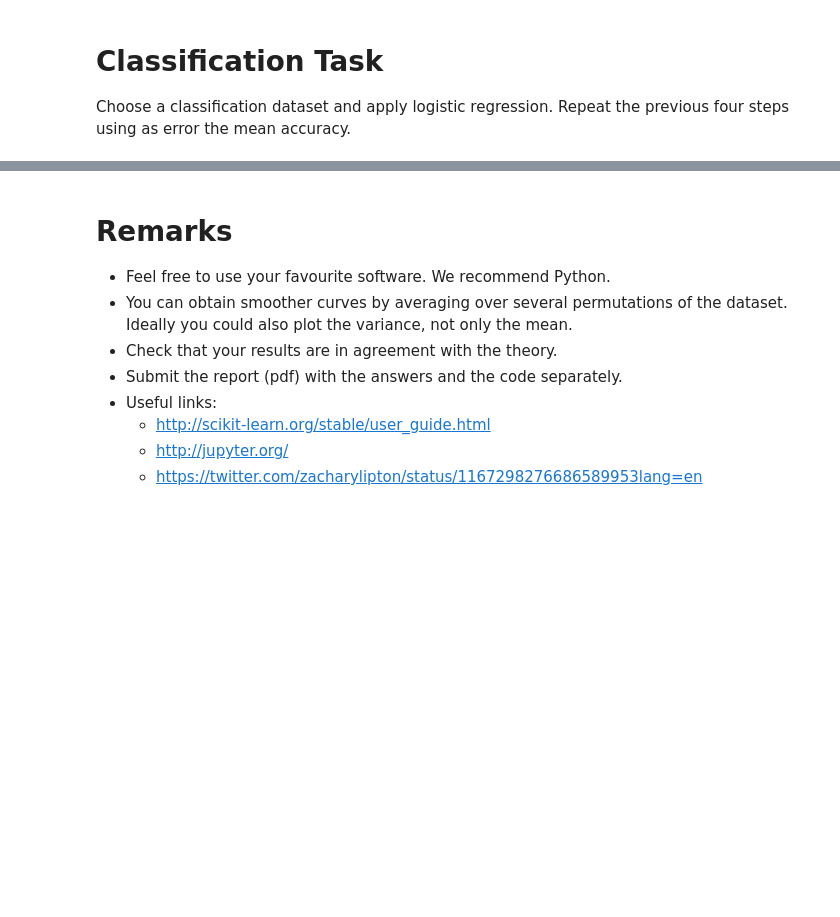
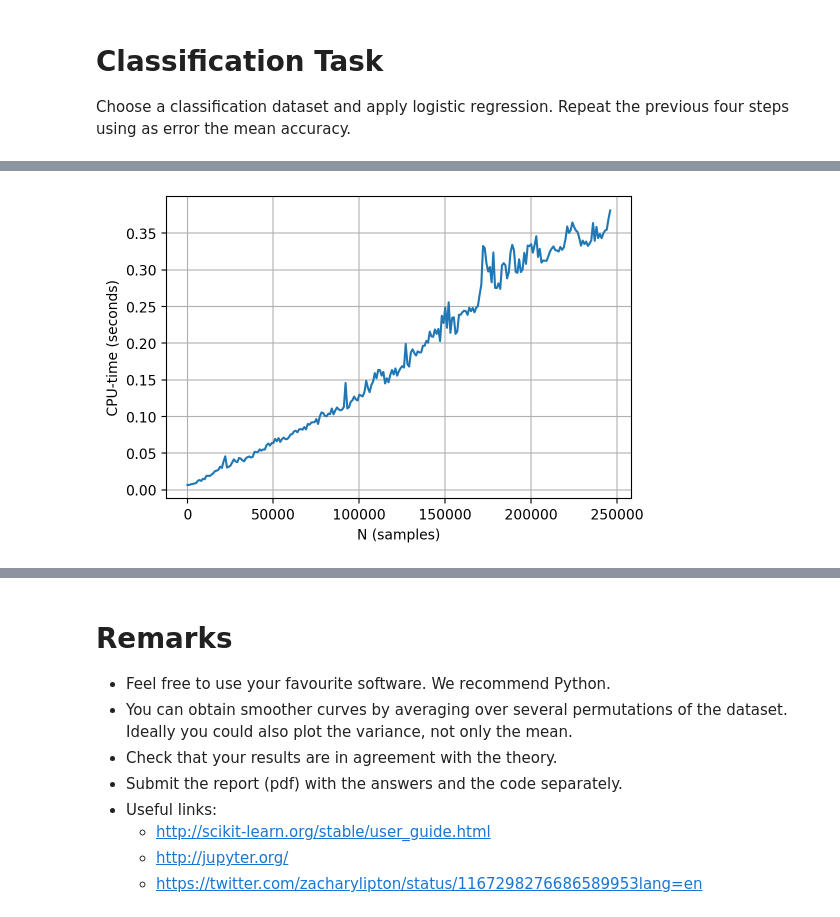
Before and after one commit to csteinmetz1/machine-learning, a Jupyter notebook: p1/p1.ipynb, the cells around one changed output, grey strips where cells are left out. Saved outputs shown, nothing was run; the diff lists cells and outputs as text; code cells hidden in the pictures; blank space fills up the shorter version.

```diff
--- a/p1/p1.ipynb
+++ b/p1/p1.ipynb
@@ -29,0 +221,18 @@ Choose a classification dataset and apply logistic regression. Repeat the previo
+# %%
+N = np.arange(100, x_train_log_reg.shape[0], 1000)
+time_by_N = []
+
+for n in N:
+    start = time.time()
+    train_log_reg_model(n)
+    end = time.time()
+    elapsed = end - start
+    time_by_N.append(elapsed)
+
+plt.plot(N, time_by_N)
+plt.ylabel('CPU-time (seconds)')
+plt.xlabel('N (samples)')
+plt.grid()
+plt.show()
+# %% [output]
+[figure, added]
```
Also changed, not shown: parts of 18 cells of this notebook, 1 other file.
